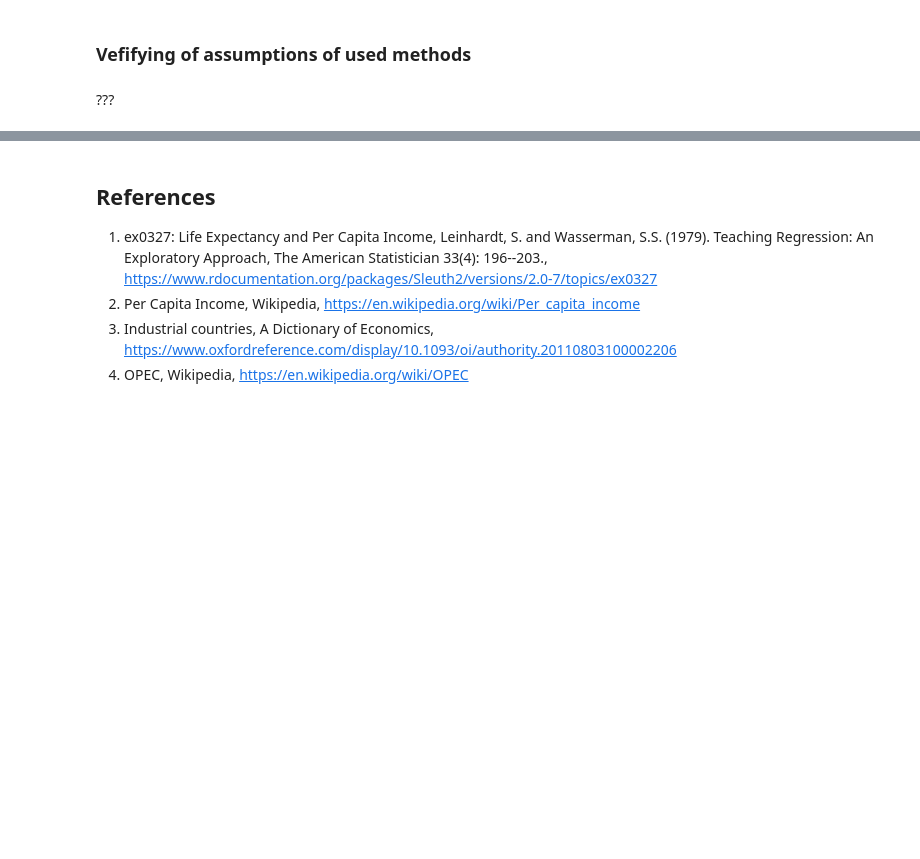
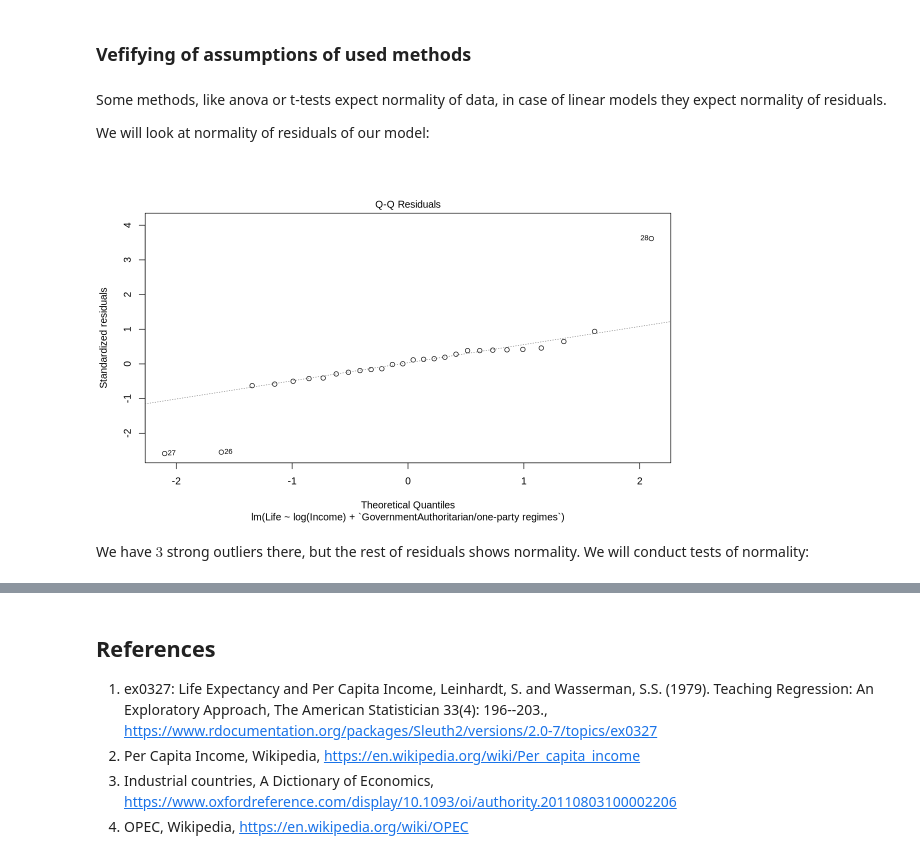
Before and after one commit to nickobard/eurostat-datasets-analysis, a Jupyter notebook: sem-2/semestral-work.ipynb, the cells around one changed output, grey strips where cells are left out. Saved outputs shown, nothing was run; the diff lists cells and outputs as text; code cells hidden in the pictures; blank space fills up the shorter version.

Commit message:
sp2_bardanik_version: add normality tests

```diff
--- a/sem-2/semestral-work.ipynb
+++ b/sem-2/semestral-work.ipynb
@@ -601,4 +730,12 @@ detach(clean_data_gov1hot)
 # %% [markdown]
 ### Vefifying of assumptions of used methods
 # %% [markdown]
-???
+Some methods, like anova or t-tests expect normality of data, in case of linear models they expect normality of residuals.
+
+We will look at normality of residuals of our model:
+# %%
+plot(fit_final, which=2)
+# %% [output]
+[figure, added]
+# %% [markdown]
+We have $3$ strong outliers there, but the rest of residuals shows normality. We will conduct tests of normality:
```
Also changed, not shown: parts of 12 cells of this notebook.
